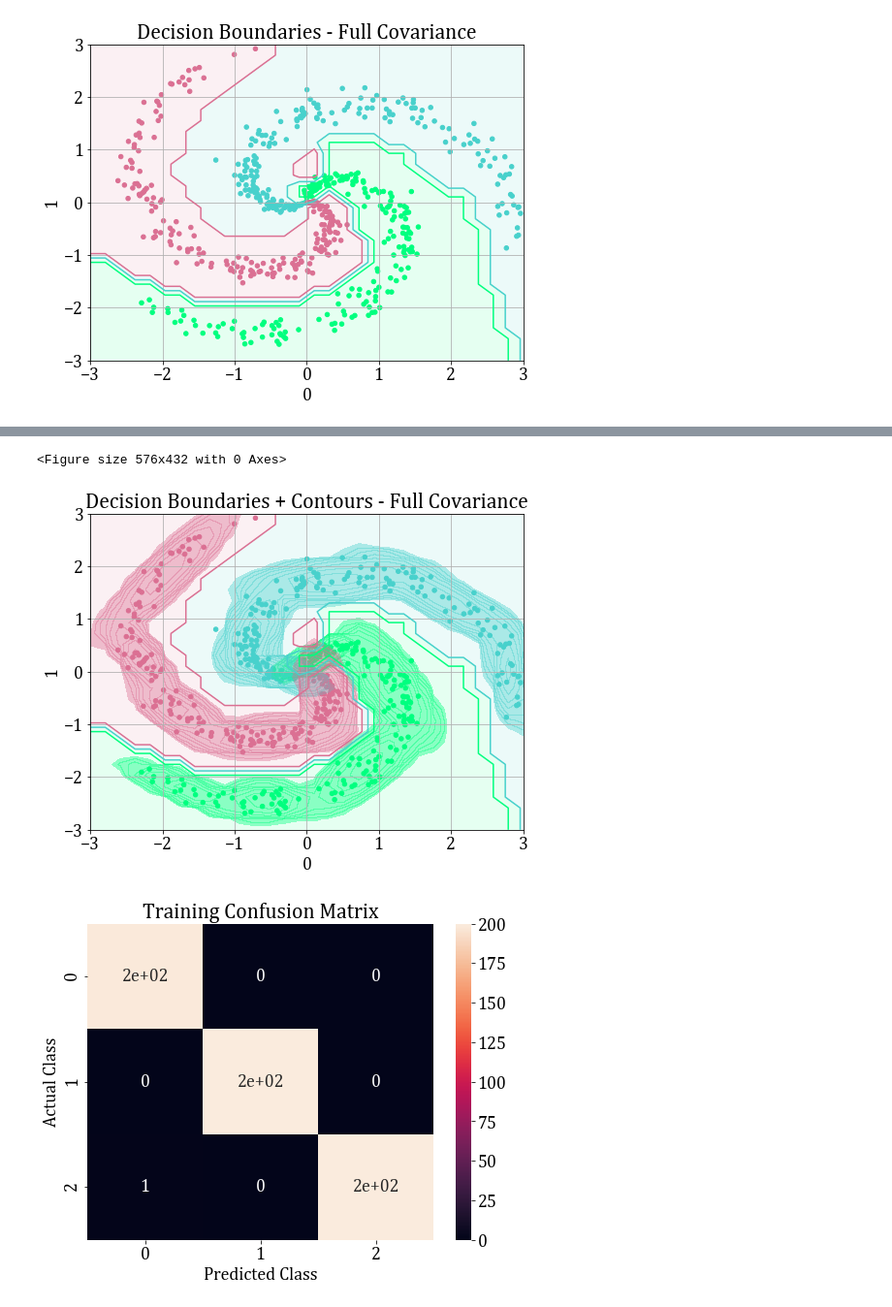
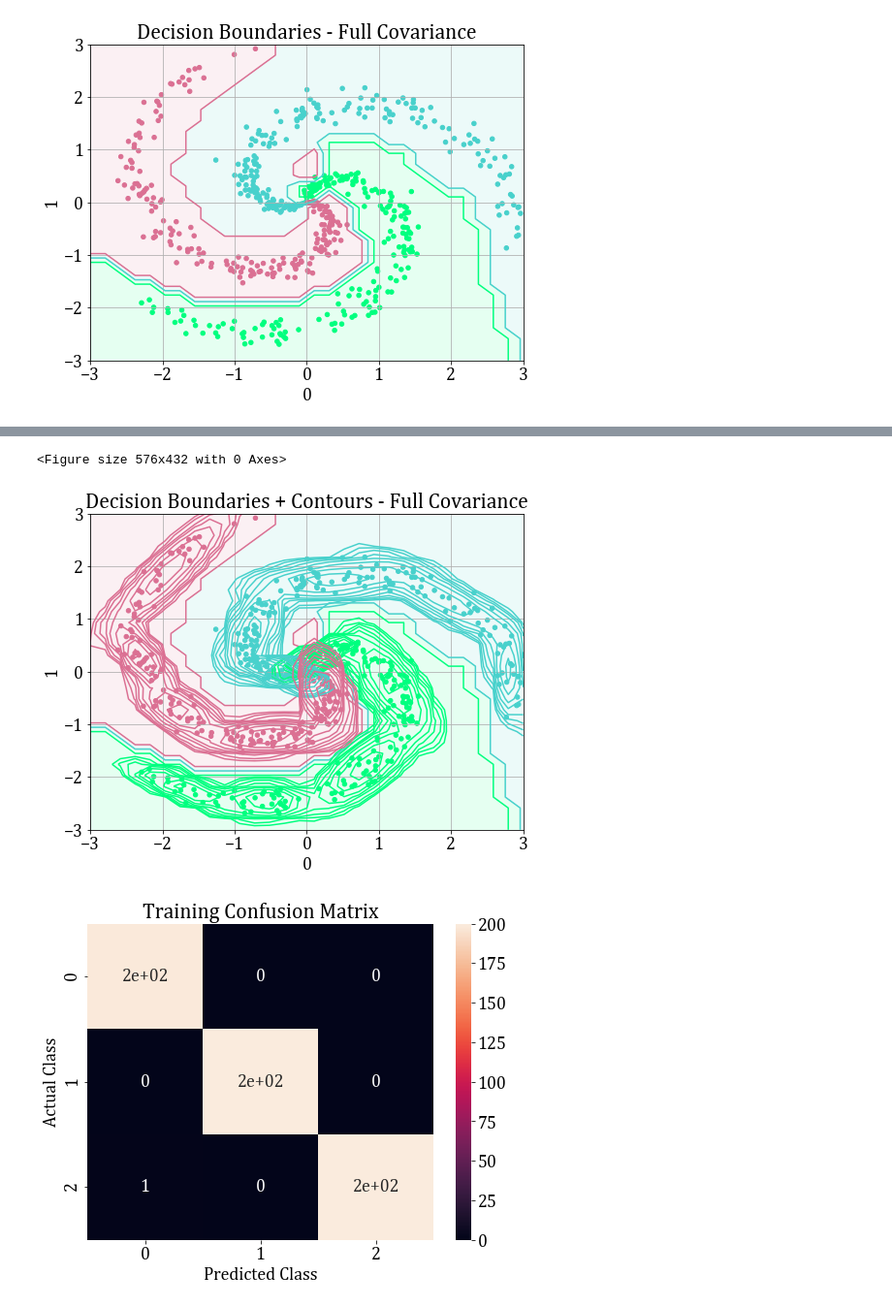
Before and after one commit to sowmyamanojna/CS5691-PRML-Assignments, a Jupyter notebook: assignment2/codes/1b-full-covariance.ipynb, the cells around one changed output, grey strips where cells are left out. Shown: that part at 97% size. Saved outputs shown, nothing was run; the diff lists cells and outputs as text; code cells hidden in the pictures.

Commit message:
Made contours better

```diff
--- a/assignment2/codes/1b-full-covariance.ipynb
+++ b/assignment2/codes/1b-full-covariance.ipynb
@@ -183,27 +204,27 @@ plt.show()
 # %%
 x, y = np.mgrid[-3:3:30j, -3:3:30j]
 xy = np.column_stack([x.flat, y.flat])
 
 z0_val = gmm_list[0.0][3].indv_log_likelihood(xy)
 z1_val = gmm_list[1.0][3].indv_log_likelihood(xy)
 z2_val = gmm_list[2.0][3].indv_log_likelihood(xy)
 
 d = np.hstack((z0_val, z1_val, z2_val))
 classes = np.argmax(d, axis=1)
 classes = classes.reshape(x.shape)
 
 plt.figure()
 df.plot.scatter(0, 1, c=[color_list[int(i)] for i in df[2]], alpha=1)
 plt.contourf(x, y, classes, 2, colors=color_list, alpha=0.1)
 plt.contour(x, y, classes, 2, colors=color_list, alpha=1)
-plt.contourf(x, y, z0, levels=np.logspace(-2,2,20), alpha=0.4, colors=color_list[0])
-plt.contourf(x, y, z1, levels=np.logspace(-2,2,20), alpha=0.4, colors=color_list[1])
-plt.contourf(x, y, z2, levels=np.logspace(-2,2,20), alpha=0.4, colors=color_list[2])
+plt.contour(x, y, z0, levels=np.logspace(-2,2,20), colors=color_list[0])
+plt.contour(x, y, z1, levels=np.logspace(-2,2,20), colors=color_list[1])
+plt.contour(x, y, z2, levels=np.logspace(-2,2,20), colors=color_list[2])
 plt.title("Decision Boundaries + Contours - Full Covariance")
 plt.show()
 # %% [output]
 <Figure size 576x432 with 0 Axes>
-[figure, old version]
+[figure, new version]
 # %%
 import seaborn as sns
 from sklearn.metrics import confusion_matrix
```
Also changed, not shown: parts of 3 cells of this notebook.
